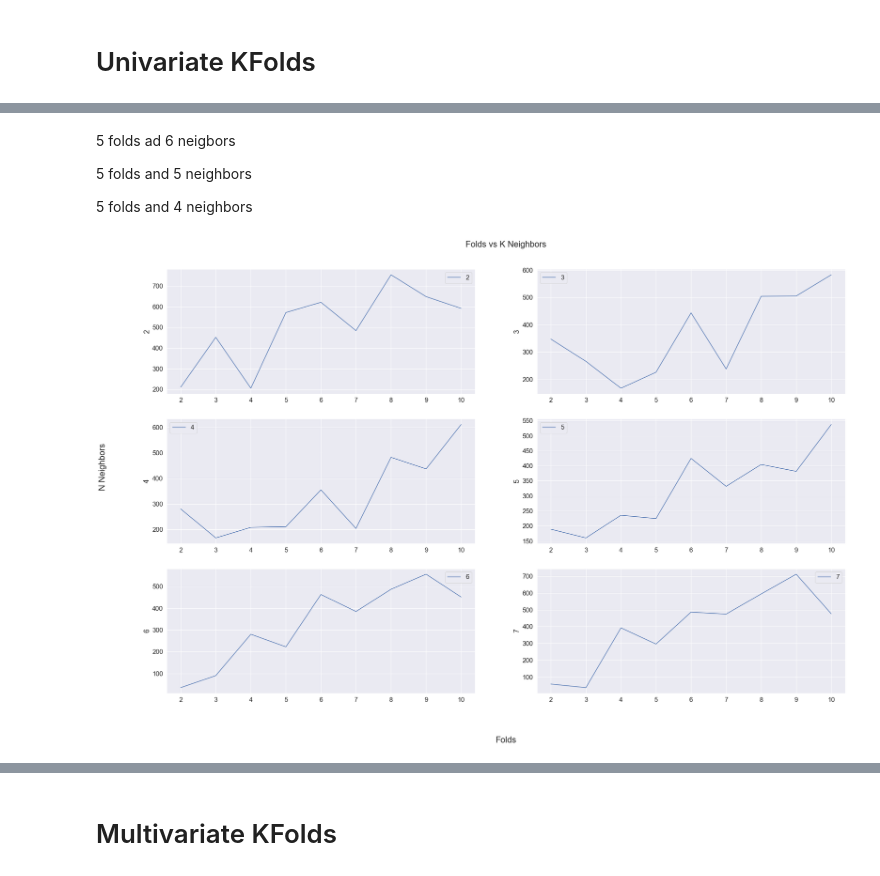
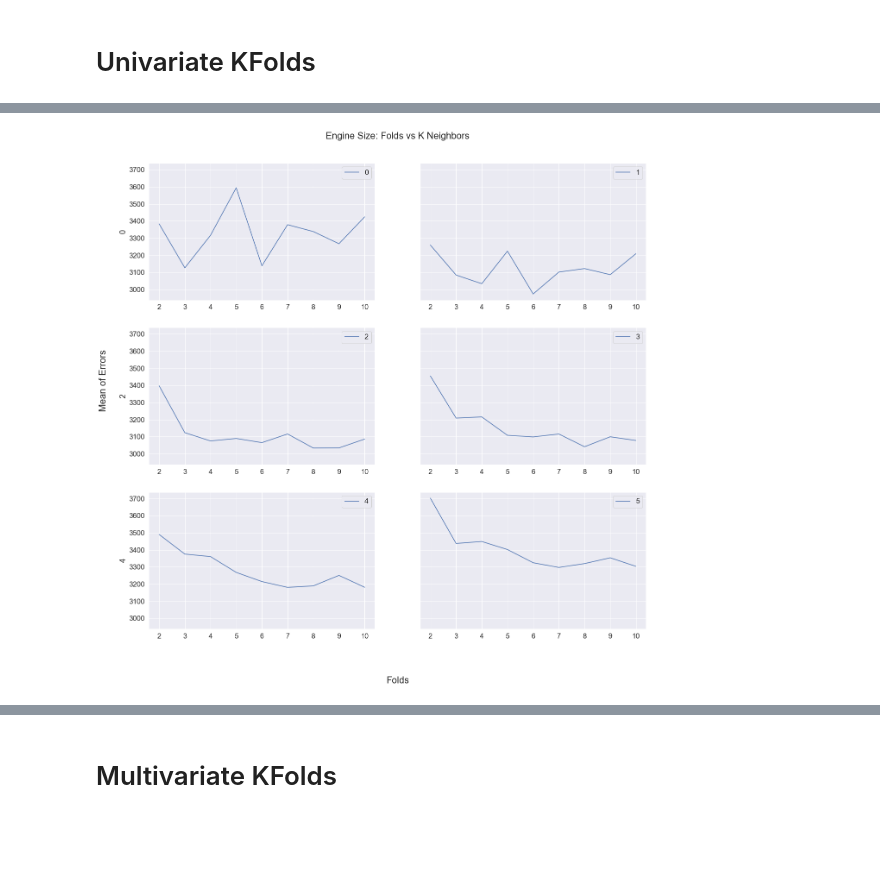
Before and after one commit to chouwwa/Predicting-Car-Prices, a Jupyter notebook: Predicting Car Prices.ipynb, the cells around one changed output, grey strips where cells are left out. Cells and saved outputs as stored; diff of their text form; code cells hidden in the pictures; blank space fills up the shorter version.

Commit message:
Plot formatting in Univariate KFold

```diff
--- a/Predicting Car Prices.ipynb
+++ b/Predicting Car Prices.ipynb
@@ -393,12 +393,12 @@ def k_fold_validation(df, train_cols, target_col, k=[5], f=[10]):
 #     display(grid_mean)
 #     grid = pd.DataFrame(grid)
 #     return grid, grid.mean(), grid.std()
-    return pd.DataFrame(grid_mean, index=k), pd.DataFrame(grid_std, index=k)
+    return pd.DataFrame(grid_mean), pd.DataFrame(grid_std)
 # %% [markdown]
 # Univariate KFolds
 # %%
-search_fold_k = k_fold_validation(normal_working_set, ['engine-size'], 'price', k=list(range(2,8)), f=list(range(2,11)))
-search_mean = search_fold_k[0]
-search_std = search_fold_k[1]
-search_mean.min(axis=1)
+search_fold_k = k_fold_validation(normal_working_set, ['engine-size'], 'price', k=range(2,8), f=range(2,11))
+search_mean = pd.DataFrame(search_fold_k['mean'])
+search_std = pd.DataFrame(search_fold_k['std'])
+search_mean
 # %% [output]
@@ -412,31 +412,28 @@ dtype: float64
 # %%
-# search_mean
 def subplot_layout(data, font_scale, figsize, title, ylabel, xlabel, figname=None):
     l = len(data)
+    rows = int(np.ceil(l/2))
     fig = plt.figure(figname, figsize=figsize)
+    ax = fig.subplots(rows, 2, sharex=False, sharey=True)
     sns.set_theme(font_scale=font_scale,style='darkgrid')
-    rows = int(np.ceil(l/2))
+
     for i in range(l):
-        plt.subplot(rows,2,i+1)
-        sns.lineplot(data=data.iloc[i,:], label=data.index[i])
+        sns.lineplot(data=data.iloc[i], label=data.index[i], ax=ax[i])
 
     fig.subplots_adjust(top=0.85, bottom=.1, left=.1, right=.9)
     fig.suptitle(title, x=.5, y=.9)
-#     fig.supylabel(ylabel, x=.05, y=.5)
-#     fig.supxlabel(xlabel, x=.5, y=.09)
-
     fig.supylabel(ylabel, y=.5)
     fig.supxlabel(xlabel, x=.5, y=.01)
     plt.show()
 
-subplot_layout(search_mean, 1.5, (30,20), 'Folds vs K Neighbors', 'N Neighbors', 'Folds', 'search_mean')
-# l = len(search_mean)
+###
+#  l = len(search_mean)
 # fig = plt.figure('search_mean', figsize=(30,20))
 # sns.set_theme(font_scale=1.5,style='darkgrid')
 # for i in range(l):
 #     plt.subplot(np.ceil(l//2),2,i+1)
 #     sns.lineplot(data=search_mean.iloc[i,:], label=search_mean.index[i])
-
+#
 # fig.suptitle('Folds vs K Neighbors', x=.5, y=.9)
 # fig.supylabel('N Neighbors', x=.06, y=.5)
 # fig.supxlabel('Folds', x=.5, y=.09)
@@ -446,22 +441,4 @@ subplot_layout(search_mean, 1.5, (30,20), 'Folds vs K Neighbors', 'N Neighbors',
-# %% [markdown]
-5 folds ad 6 neigbors
-
-5 folds and 5 neighbors
-
-5 folds and 4 neighbors
-# %%
-subplot_layout(search_std, 1.5, (30,20), 'Folds vs K Neighbors', 'N Neighbors', 'Folds', 'search_std')
-# l = len(search_std)
-# fig = plt.figure('search_std', figsize=(30,20))
-# sns.set_theme(font_scale=1.5,style='darkgrid')
-# for i in range(l):
-#     plt.subplot(l//2+1,2,i+1)
-#     sns.lineplot(data=search_std.iloc[i,:], label=search_std.index[i])
-
-# fig.subplots_adjust(top=0.85, bottom=.1, left=.1, right=.9)
-# fig.supylabel('N Neighbors', y=.5)
-# fig.supxlabel('Folds', x=.5, y=.01)
-# fig.suptitle('Folds vs K Neighbors', x=.5, y=.9)
-# plt.show()
-# %% [output]
-[figure, removed]
+# %%
+subplot_layout(search_mean, 1.5, (20,20), 'Engine Size: Folds vs K Neighbors', 'Mean of Errors', 'Folds', 'search_mean')
+# %% [output]
+[figure, added]
```
Also changed, not shown: parts of 5 cells of this notebook.
